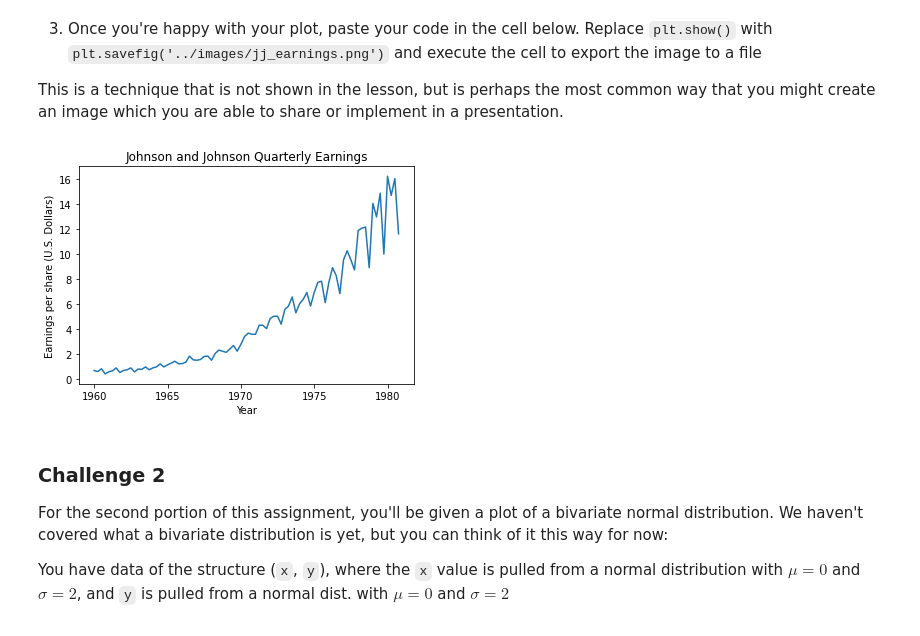
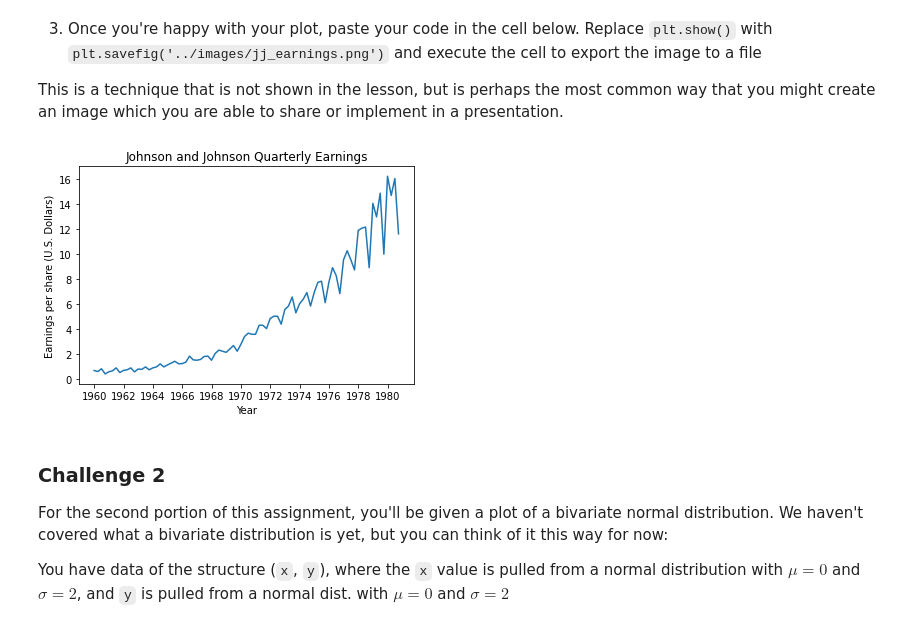
Before and after one commit to arcweld/ds-precourse-axes, a Jupyter notebook: notebooks/axes.ipynb, the cells around one changed output. Saved outputs shown, nothing was run; the diff lists cells and outputs as text; code cells hidden in the pictures.

```diff
--- a/notebooks/axes.ipynb
+++ b/notebooks/axes.ipynb
@@ -119,34 +119,35 @@ profits = '''
 0.92  1.00  1.24  1.00
 1.16  1.30  1.45  1.25
 1.26  1.38  1.86  1.56
 1.53  1.59  1.83  1.86
 1.53  2.07  2.34  2.25
 2.16  2.43  2.70  2.25
 2.79  3.42  3.69  3.60
 3.60  4.32  4.32  4.05
 4.86  5.04  5.04  4.41
 5.58  5.85  6.57  5.31
 6.03  6.39  6.93  5.85
 6.93  7.74  7.83  6.12
 7.74  8.91  8.28  6.84
 9.54 10.26  9.54  8.73
 11.88 12.06 12.15  8.91
 14.04 12.96 14.85  9.99
 16.20 14.67 16.02 11.61
 '''
 
 # Format the data into a usable format below:
 earnings = pd.Series([float(x) for x in profits.split()])
 qtr = pd.Series(np.linspace(1960,1981,len(earnings),endpoint=False))
 
 plt.figure()
 plt.plot(qtr, earnings)
 plt.title("Johnson and Johnson Quarterly Earnings")
 plt.xlabel("Year")
+plt.xticks([x for x in range(1960,1981,2)])
 plt.ylabel("Earnings per share (U.S. Dollars)")
 plt.savefig('../images/jj_earnings.png')
 # %% [output]
-[figure, old version]
+[figure, new version]
 # %% [markdown]
 ### Challenge 2
 
```
Also changed, not shown: 1 other file.
